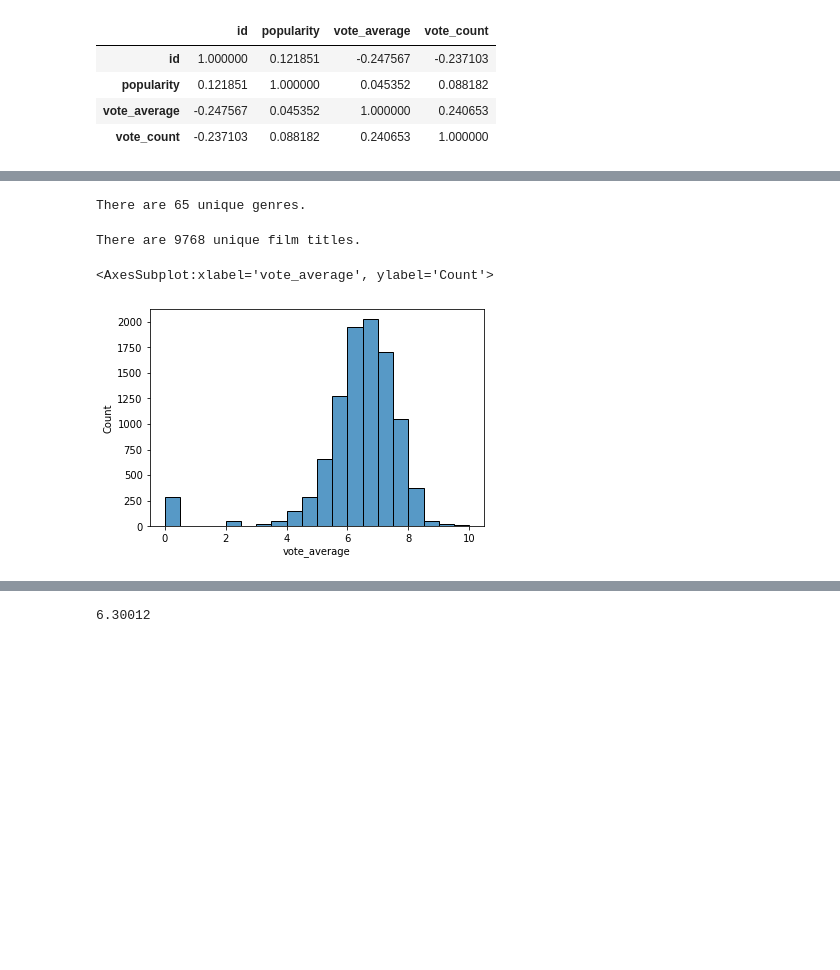
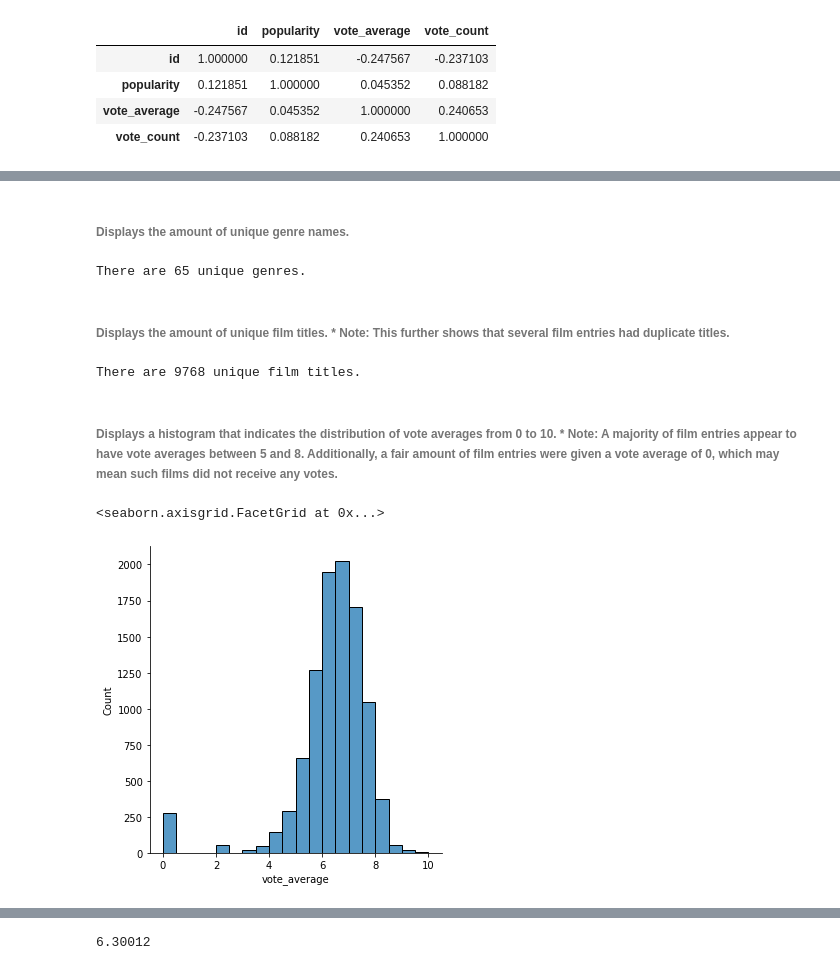
Before and after one commit to dreakian/Practice_Project_Movies, a Jupyter notebook: movies_da.ipynb, the cells around one changed output, grey strips where cells are left out. Saved outputs shown, nothing was run; the diff lists cells and outputs as text; code cells hidden in the pictures; blank space fills up the shorter version.

```diff
--- a/movies_da.ipynb
+++ b/movies_da.ipynb
@@ -263,17 +260,23 @@ mov_df[["original_title", "vote_count"]]
+# %% [markdown]
+###### Displays the amount of unique genre names.
 # %%
 num_of_genres = mov_df["genre"].value_counts().nunique()
 
 print(f"There are {num_of_genres} unique genres.")
 # %% [output]
 There are 65 unique genres.
+# %% [markdown]
+###### Displays the amount of unique film titles.  * Note: This further shows that several film entries had duplicate titles.
 # %%
 num_of_titles = mov_df["original_title"].nunique()
 
 print(f"There are {num_of_titles} unique film titles.")
 # %% [output]
 There are 9768 unique film titles.
+# %% [markdown]
+###### Displays a histogram that indicates the distribution of vote averages from 0 to 10. * Note: A majority of film entries appear to have vote averages between 5 and 8. Additionally, a fair amount of film entries were given a vote average of 0, which may mean such films did not receive any votes.
 # %%
-sns.histplot(data=mov_df, x="vote_average", bins=20)
+sns.displot(data=mov_df, x="vote_average", binwidth=0.5)
 # %% [output]
-<AxesSubplot:xlabel='vote_average', ylabel='Count'>
+<seaborn.axisgrid.FacetGrid at 0x...>
-[figure, old version]
+[figure, new version]
```
Also changed, not shown: parts of 50 cells of this notebook, 1 other file.
